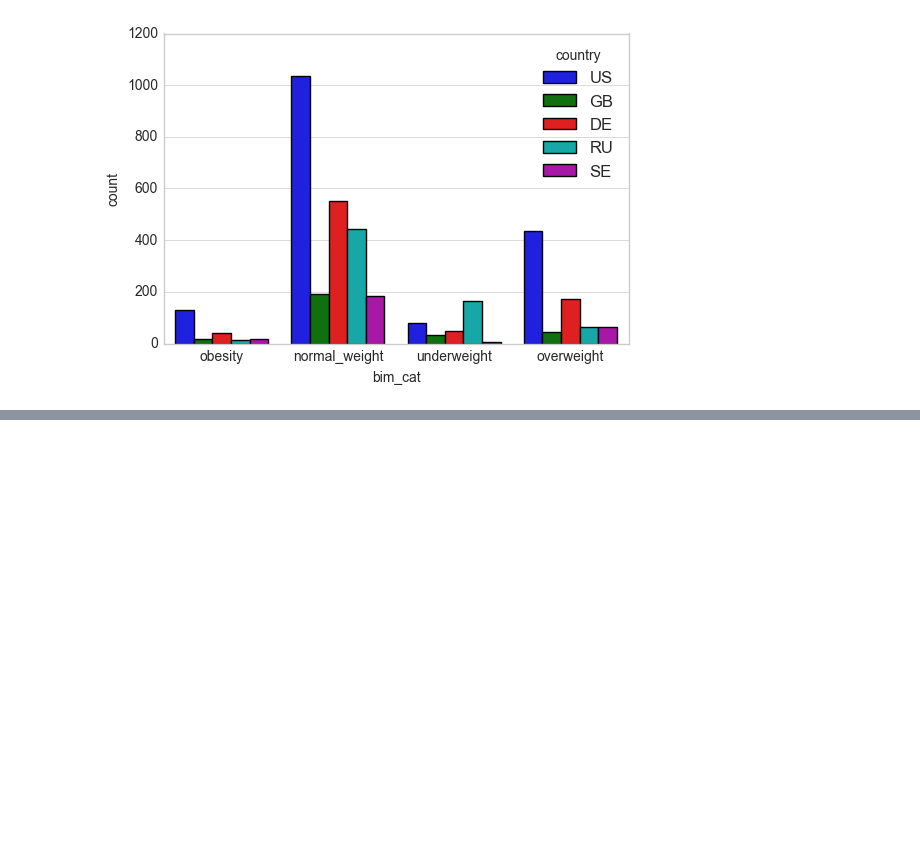
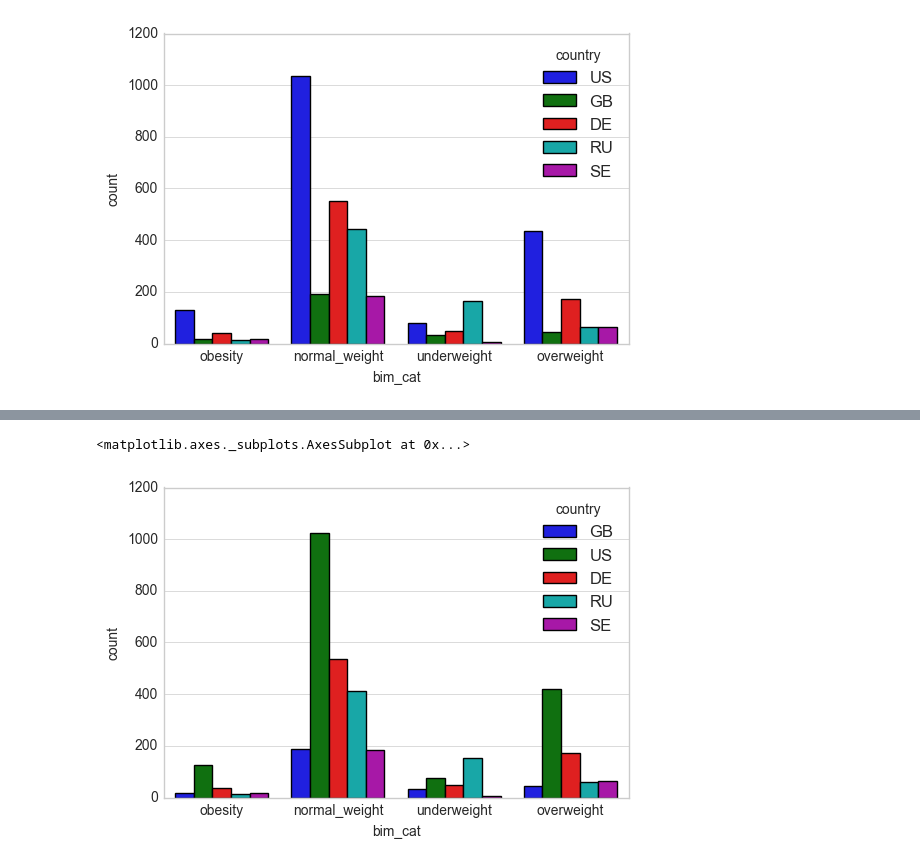
Before and after one commit to KevenLeMoing/dataviz_nutrition_sports_habits, a Jupyter notebook: notebooks/Demographics.ipynb, the cells around one changed output, grey strips where cells are left out. Cells and saved outputs as stored; diff of their text form; code cells hidden in the pictures; blank space fills up the shorter version.

```diff
--- a/notebooks/Demographics.ipynb
+++ b/notebooks/Demographics.ipynb
@@ -257,0 +264,5 @@ first_weight_record_df.head()
+# %%
+# In order to compare, we filter the dataframe with same countries
+country2_df = first_weight_record_df.loc[(first_weight_record_df['country'] == 'US') | (first_weight_record_df['country'] == 'DE') | (first_weight_record_df['country'] == 'RU') | (first_weight_record_df['country'] == 'GB') | (first_weight_record_df['country'] == 'SE')]
+country2_df = country2_df.reset_index(drop=True)
+country2_df.head()
@@ -257,0 +276,32 @@ first_weight_record_df.head()
+# %%
+# Users weight per country at registration
+
+#Like we previously did, we calculate the users' BIM category at registration
+bim_num = []
+
+for i in range (len(country2_df['user_id'])):
+    bim_num.append(country2_df['goal_weight_kg'][i]/((country2_df['height_cm'][i]*0.01)**2))
+
+#Label identification
+bim_cat = []
+for i in range (len(bim_num)):
+    if bim_num[i] < 18.5:
+        bim_cat.append(bim_df['categories'][0])
+    elif 18.5 <= bim_num[i] < 25:
+        bim_cat.append(bim_df['categories'][1])
+    elif 25 <= bim_num[i] <= 30:
+        bim_cat.append(bim_df['categories'][2])
+    elif bim_num[i] > 30:
+        bim_cat.append(bim_df['categories'][3])
+    else:
+        bim_cat.append(np.nan)
+
+#Enrich the dataframe
+country2_df['bim_num'] = bim_num
+country2_df['bim_cat'] = bim_cat
+
+
+sns.countplot(x="bim_cat", hue="country", data=country2_df)
+# %% [output]
+<matplotlib.axes._subplots.AxesSubplot at 0x...>
+[figure, added]
```
Also changed, not shown: parts of 4 cells of this notebook, 5 other files.
